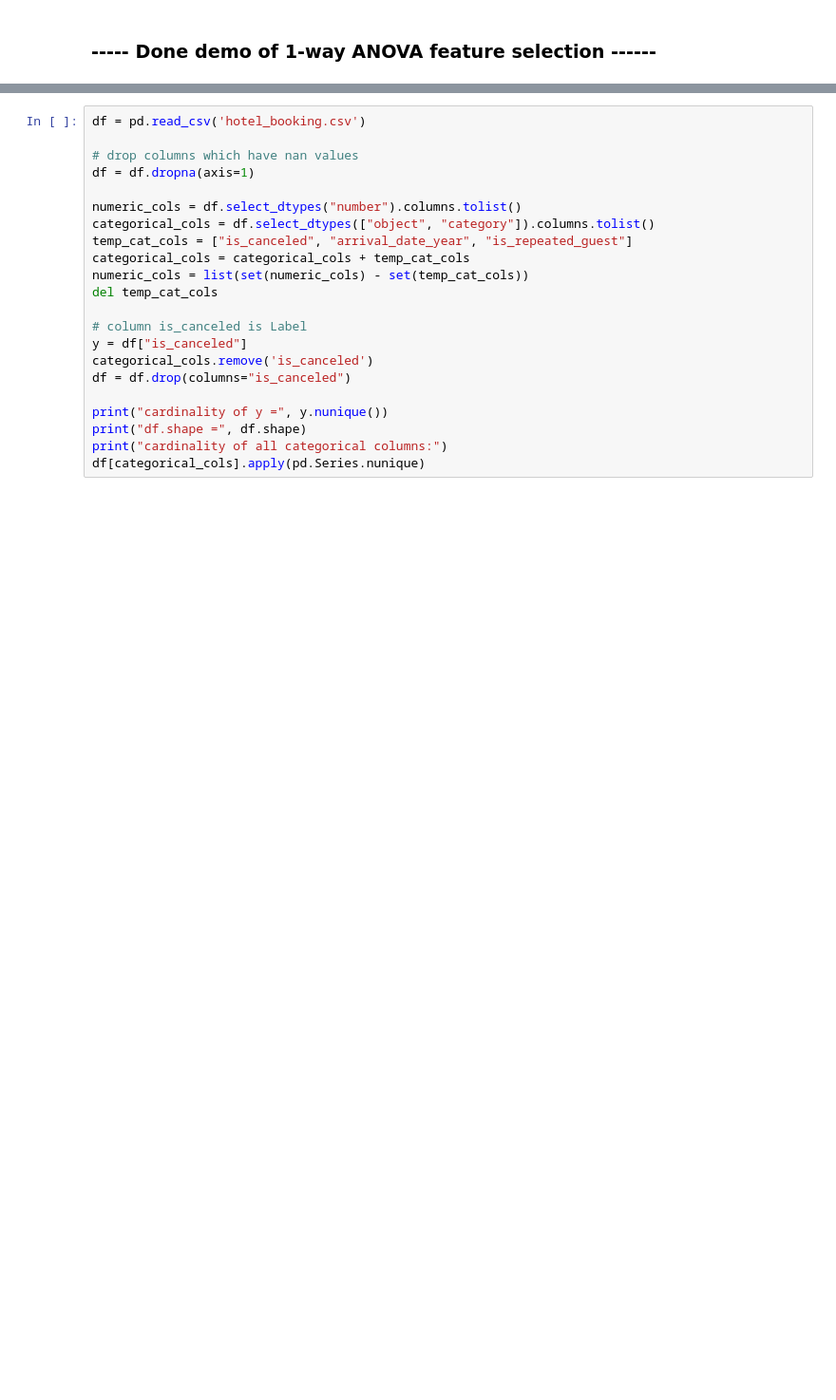
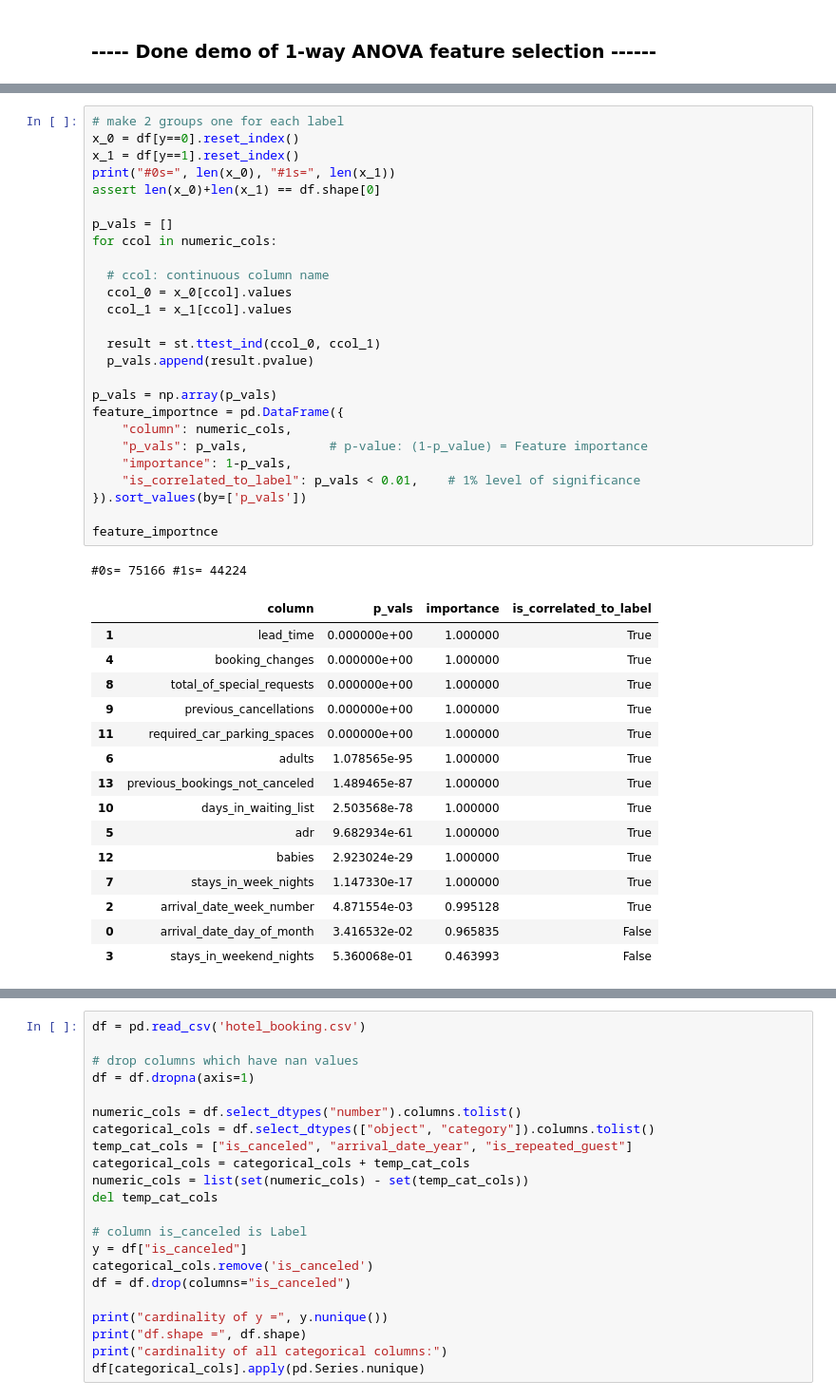
Before and after one commit to sapthrishi/Trainings, a Jupyter notebook: Introduction_Probability_Statistics_MachineLearning/meanTargetEncoding_mahalanobisOutliers_featureSelection.ipynb, the cells around one changed output, grey strips where cells are left out. Shown at 95% size. Saved outputs shown, nothing was run; the diff lists cells and outputs as text; blank space fills up the shorter version.

```diff
--- a/Introduction_Probability_Statistics_MachineLearning/meanTargetEncoding_mahalanobisOutliers_featureSelection.ipynb
+++ b/Introduction_Probability_Statistics_MachineLearning/meanTargetEncoding_mahalanobisOutliers_featureSelection.ipynb
@@ -609,0 +655,43 @@ X.shape= (65612, 23) y.shape= (65612,)
+# %%
+# make 2 groups one for each label
+x_0 = df[y==0].reset_index()
+x_1 = df[y==1].reset_index()
+print("#0s=", len(x_0), "#1s=", len(x_1))
+assert len(x_0)+len(x_1) == df.shape[0]
+
+p_vals = []
+for ccol in numeric_cols:
+
+  # ccol: continuous column name
+  ccol_0 = x_0[ccol].values
+  ccol_1 = x_1[ccol].values
+
+  result = st.ttest_ind(ccol_0, ccol_1)
+  p_vals.append(result.pvalue)
+
+p_vals = np.array(p_vals)
+feature_importnce = pd.DataFrame({
+    "column": numeric_cols,
+    "p_vals": p_vals,           # p-value: (1-p_value) = Feature importance
+    "importance": 1-p_vals,
+    "is_correlated_to_label": p_vals < 0.01,    # 1% level of significance
+}).sort_values(by=['p_vals'])
+
+feature_importnce
+# %% [output]
+#0s= 75166 #1s= 44224
+|  | column | p_vals | importance | is_correlated_to_label |
+| 1 | lead_time | 0.000000e+00 | 1.000000 | True |
+| 4 | booking_changes | 0.000000e+00 | 1.000000 | True |
+| 8 | total_of_special_requests | 0.000000e+00 | 1.000000 | True |
+| 9 | previous_cancellations | 0.000000e+00 | 1.000000 | True |
+| 11 | required_car_parking_spaces | 0.000000e+00 | 1.000000 | True |
+| 6 | adults | 1.078565e-95 | 1.000000 | True |
+| 13 | previous_bookings_not_canceled | 1.489465e-87 | 1.000000 | True |
+| 10 | days_in_waiting_list | 2.503568e-78 | 1.000000 | True |
+| 5 | adr | 9.682934e-61 | 1.000000 | True |
+| 12 | babies | 2.923024e-29 | 1.000000 | True |
+| 7 | stays_in_week_nights | 1.147330e-17 | 1.000000 | True |
+| 2 | arrival_date_week_number | 4.871554e-03 | 0.995128 | True |
+| 0 | arrival_date_day_of_month | 3.416532e-02 | 0.965835 | False |
+| 3 | stays_in_weekend_nights | 5.360068e-01 | 0.463993 | False |
```
Also changed, not shown: parts of 16 cells of this notebook.
